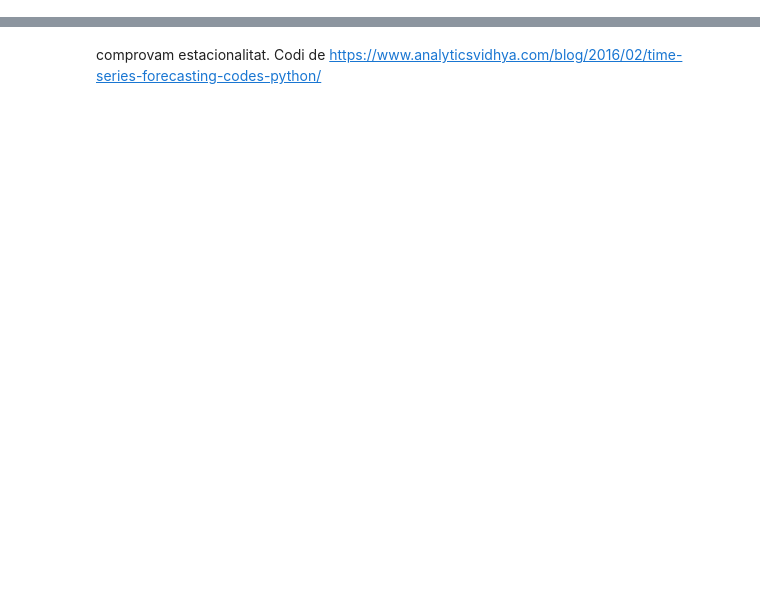
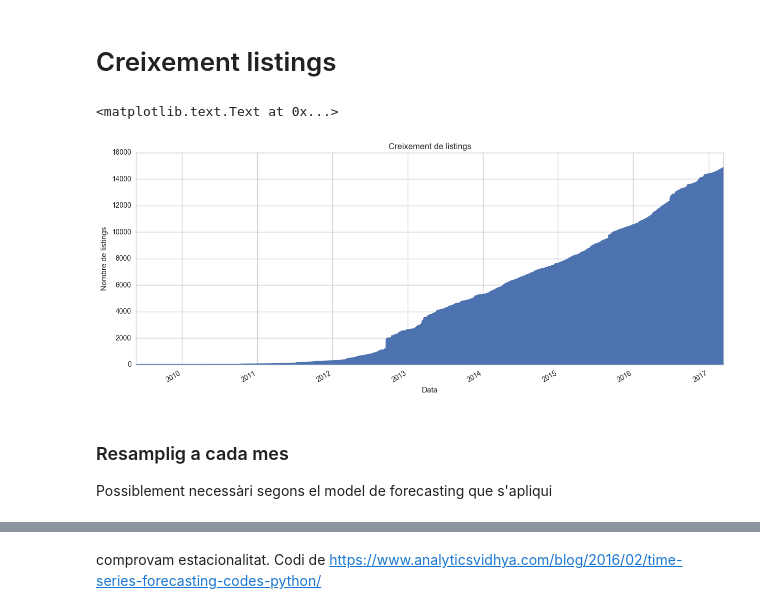
Before and after one commit to BielStela/InsideAirbnb, a Jupyter notebook: notebooks/Forecasting.ipynb, the cells around one changed output, grey strips where cells are left out. Drawn from its saved outputs; the diff is of its cells as text; code cells hidden in the pictures; blank space fills up the shorter version.

```diff
--- a/notebooks/Forecasting.ipynb
+++ b/notebooks/Forecasting.ipynb
@@ -12,4 +12,6 @@ import statsmodels.api as sm
 from statsmodels.tsa.stattools import acf
 from statsmodels.tsa.stattools import pacf
 from statsmodels.tsa.seasonal import seasonal_decompose
+# %% [markdown]
+# Creixement listings
 # %%
@@ -19,0 +22,13 @@ host_count = data.host_timing.groupby(data.host_since).sum()
+# %%
+list_grow = list_count.cumsum()
+list_grow.plot(kind='area')
+plt.title('Creixement de listings')
+plt.ylabel('Nombre de listings')
+plt.xlabel('Data')
+# %% [output]
+<matplotlib.text.Text at 0x...>
+[figure, added]
+# %% [markdown]
+### Resamplig a cada mes
+
+Possiblement necessàri segons el model de forecasting que s'apliqui
```
Also changed, not shown: parts of 18 cells of this notebook.
